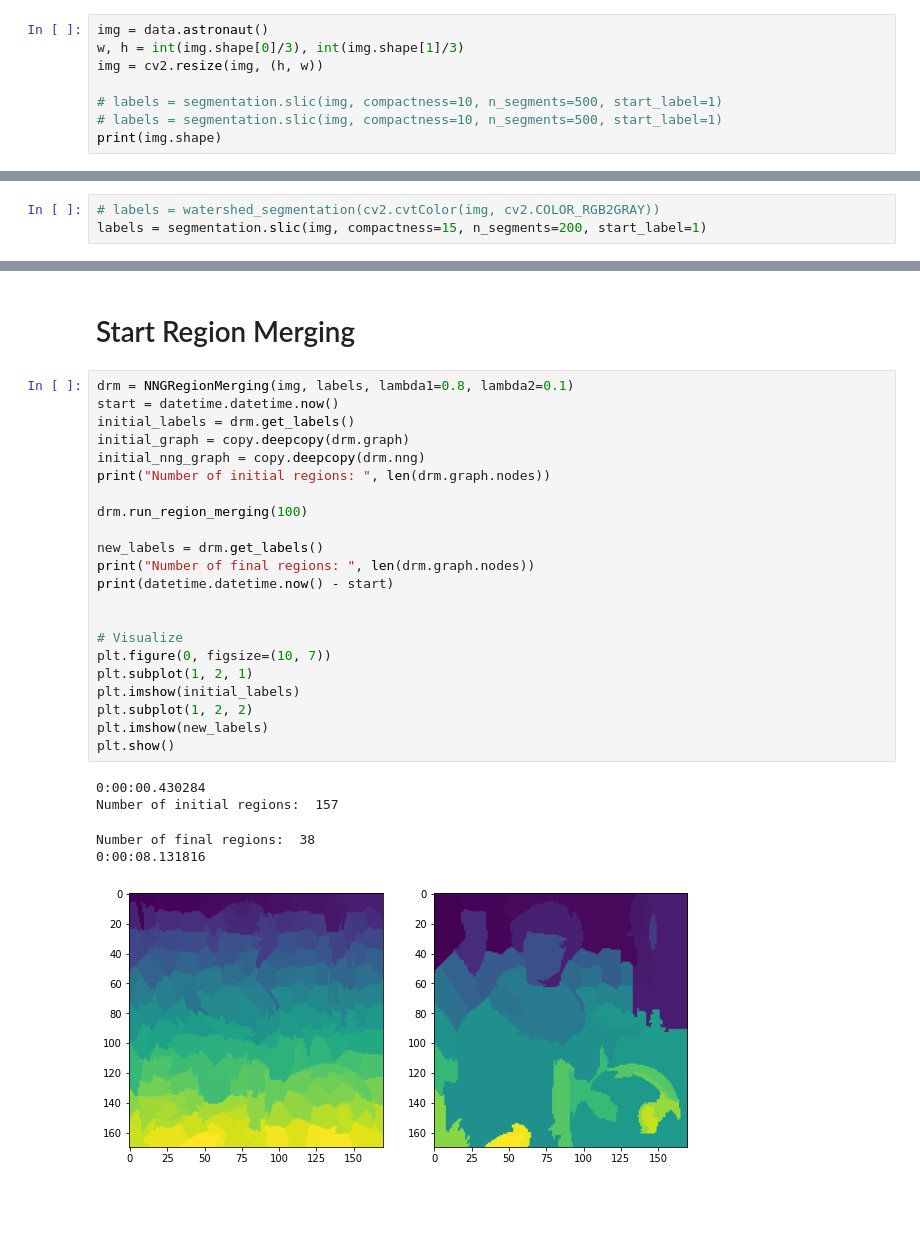
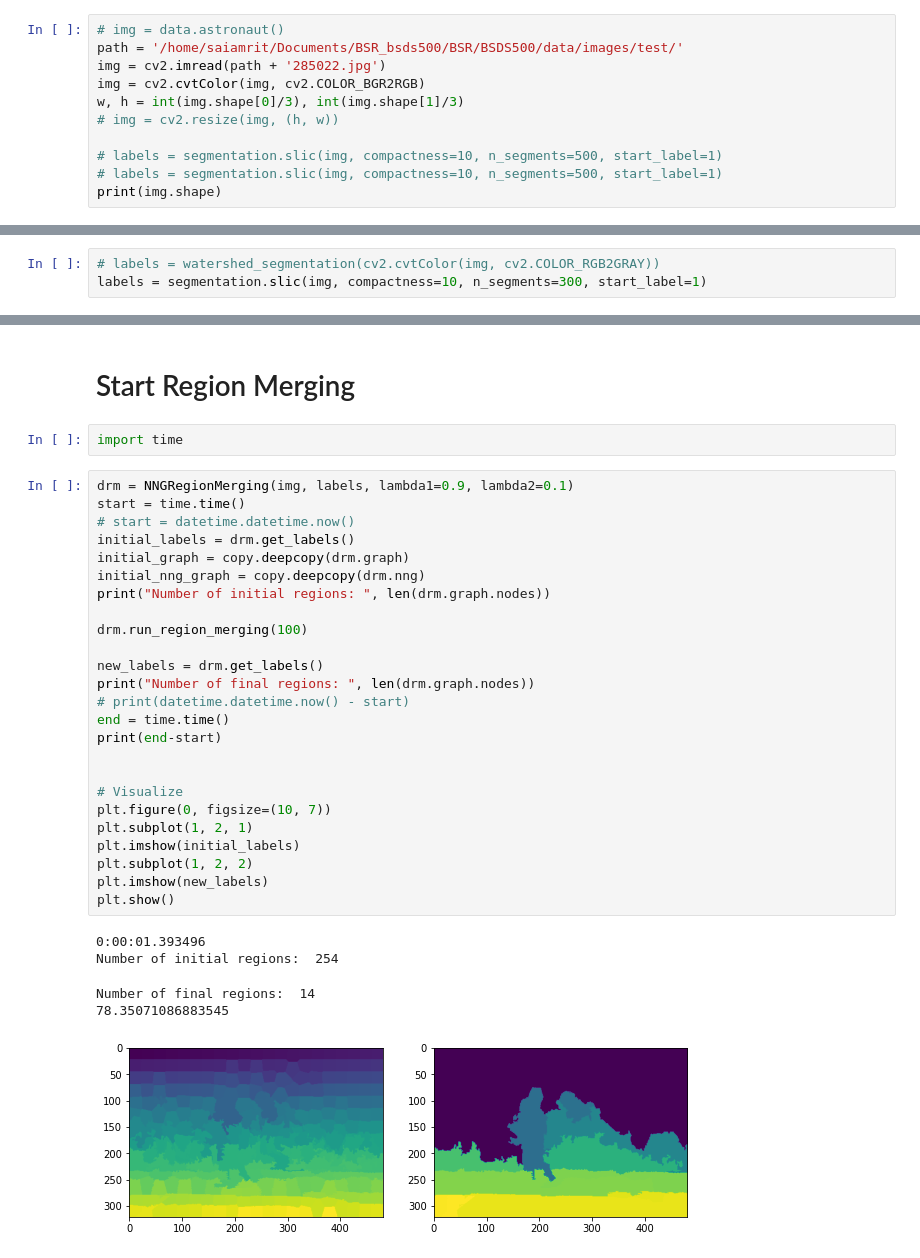
Before and after one commit to shubham1810/DynamicRegionMerging, a Jupyter notebook: demo.ipynb, the cells around one changed output, grey strips where cells are left out. Drawn from its saved outputs; the diff is of its cells as text; blank space fills up the shorter version.

```diff
--- a/demo.ipynb
+++ b/demo.ipynb
@@ -14,9 +14,12 @@ import tqdm
 import datetime
 import copy
 # %%
-img = data.astronaut()
+# img = data.astronaut()
+path = '/home/saiamrit/Documents/BSR_bsds500/BSR/BSDS500/data/images/test/'
+img = cv2.imread(path + '285022.jpg')
+img = cv2.cvtColor(img, cv2.COLOR_BGR2RGB)
 w, h = int(img.shape[0]/3), int(img.shape[1]/3)
-img = cv2.resize(img, (h, w))
+# img = cv2.resize(img, (h, w))
 
 # labels = segmentation.slic(img, compactness=10, n_segments=500, start_label=1)
 # labels = segmentation.slic(img, compactness=10, n_segments=500, start_label=1)
@@ -27,7 +30,7 @@ print(img.shape)
 from src.segment.watershed import watershed_segmentation
 # %%
 # labels = watershed_segmentation(cv2.cvtColor(img, cv2.COLOR_RGB2GRAY))
-labels = segmentation.slic(img, compactness=15, n_segments=200, start_label=1)
+labels = segmentation.slic(img, compactness=10, n_segments=300, start_label=1)
 # %%
 plt.figure(0, figsize=(20, 10))
 plt.subplot(1, 2, 1)
@@ -53,33 +56,38 @@ from src.sprt import compute_averageColor, compute_conditionalProbability, compu
 from src.region_merging import RegionMerging, NNGRegionMerging
 # %% [markdown]
 # Start Region Merging
+# %%
+import time
 # %%
-drm = NNGRegionMerging(img, labels, lambda1=0.8, lambda2=0.1)
-start = datetime.datetime.now()
+drm = NNGRegionMerging(img, labels, lambda1=0.9, lambda2=0.1)
+start = time.time()
+# start = datetime.datetime.now()
 initial_labels = drm.get_labels()
 initial_graph = copy.deepcopy(drm.graph)
 initial_nng_graph = copy.deepcopy(drm.nng)
 print("Number of initial regions: ", len(drm.graph.nodes))
 
 drm.run_region_merging(100)
 
 new_labels = drm.get_labels()
 print("Number of final regions: ", len(drm.graph.nodes))
-print(datetime.datetime.now() - start)
+# print(datetime.datetime.now() - start)
+end = time.time()
+print(end-start)
 
 
 # Visualize
 plt.figure(0, figsize=(10, 7))
 plt.subplot(1, 2, 1)
 plt.imshow(initial_labels)
 plt.subplot(1, 2, 2)
 plt.imshow(new_labels)
 plt.show()
 # %% [output]
-0:00:00.430284
-Number of initial regions:  157
+0:00:01.393496
+Number of initial regions:  254
-Number of final regions:  38
-0:00:08.131816
+Number of final regions:  14
+78.35071086883545
-[figure, old version]
+[figure, new version]
 # %%
 from src.utils import visualize_nng, visualize_rag
```
Also changed, not shown: parts of 12 cells of this notebook, 34 other files.
